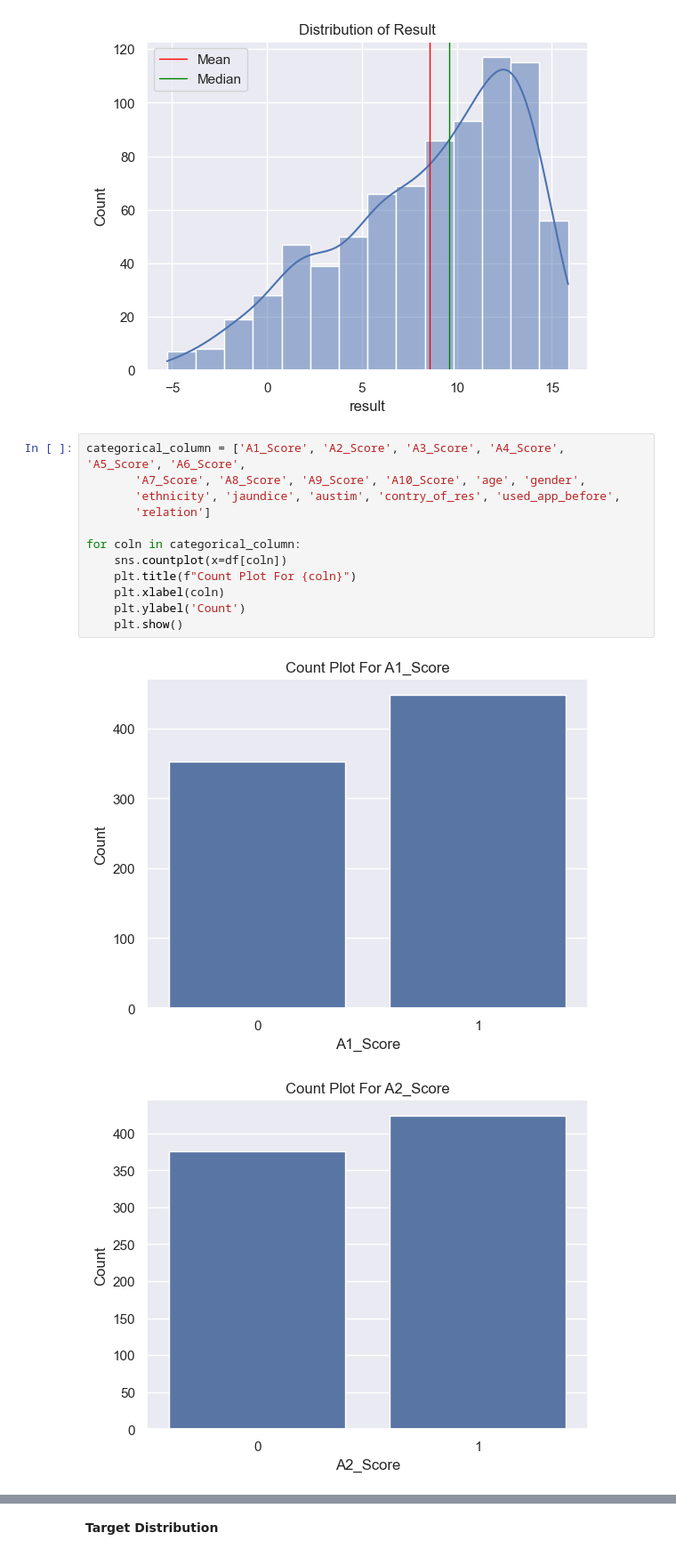
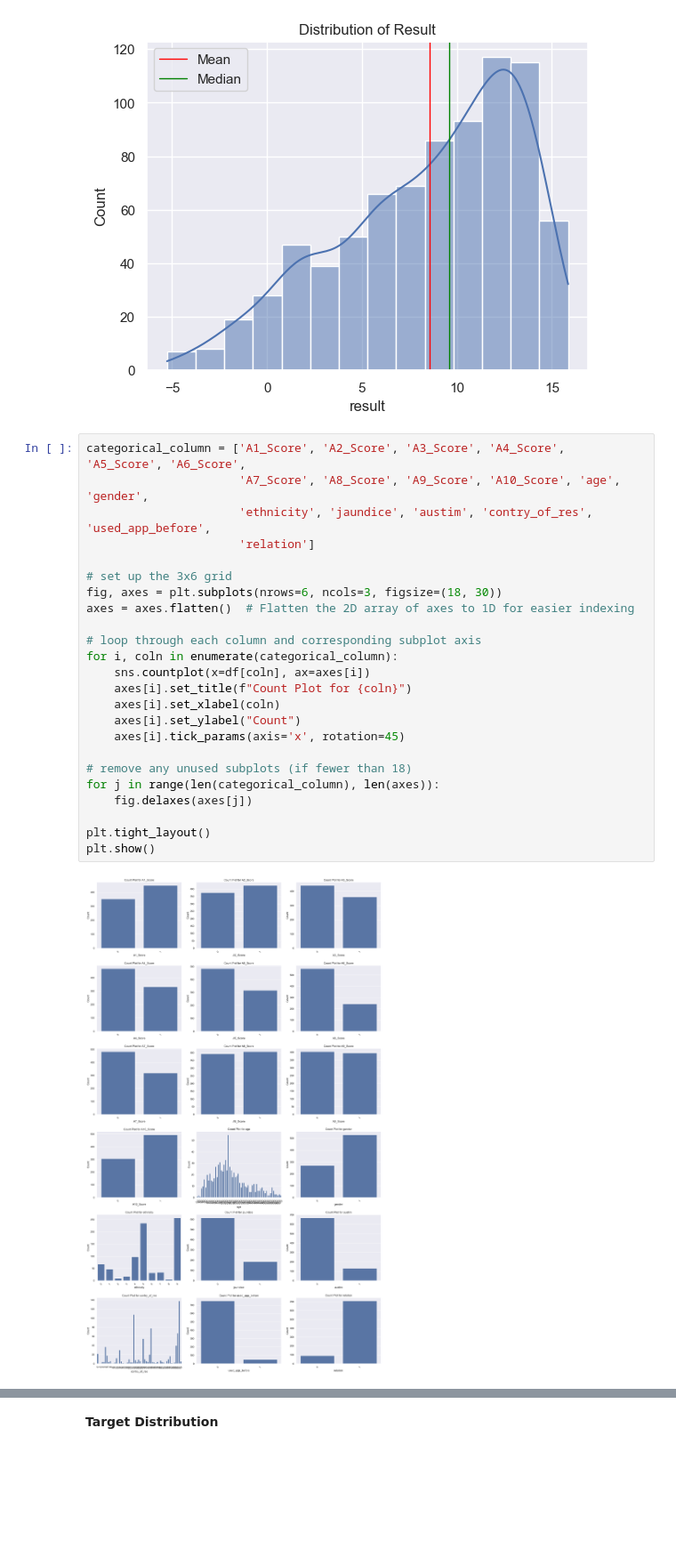
Before and after one commit to sheddiboo/Notebooks, a Jupyter notebook: ML notebooks/Supervised_Learning/Classification/autism/autism_prediction.ipynb, the cells around one changed output, grey strips where cells are left out. Shown at 89% size. Saved outputs shown, nothing was run; the diff lists cells and outputs as text; blank space fills up the shorter version.

```diff
--- a/ML notebooks/Supervised_Learning/Classification/autism/autism_prediction.ipynb
+++ b/ML notebooks/Supervised_Learning/Classification/autism/autism_prediction.ipynb
@@ -344,16 +337,27 @@ plt.show()
 [figure]
 # %%
 categorical_column = ['A1_Score', 'A2_Score', 'A3_Score', 'A4_Score', 'A5_Score', 'A6_Score',
-       'A7_Score', 'A8_Score', 'A9_Score', 'A10_Score', 'age', 'gender',
-       'ethnicity', 'jaundice', 'austim', 'contry_of_res', 'used_app_before',
-       'relation']
+                      'A7_Score', 'A8_Score', 'A9_Score', 'A10_Score', 'age', 'gender',
+                      'ethnicity', 'jaundice', 'austim', 'contry_of_res', 'used_app_before',
+                      'relation']
 
-for coln in categorical_column:
-    sns.countplot(x=df[coln])
-    plt.title(f"Count Plot For {coln}")
-    plt.xlabel(coln)
-    plt.ylabel('Count')
-    plt.show()
+# set up the 3x6 grid
+fig, axes = plt.subplots(nrows=6, ncols=3, figsize=(18, 30))
+axes = axes.flatten()  # Flatten the 2D array of axes to 1D for easier indexing
+
+# loop through each column and corresponding subplot axis
+for i, coln in enumerate(categorical_column):
+    sns.countplot(x=df[coln], ax=axes[i])
+    axes[i].set_title(f"Count Plot for {coln}")
+    axes[i].set_xlabel(coln)
+    axes[i].set_ylabel("Count")
+    axes[i].tick_params(axis='x', rotation=45)
+
+# remove any unused subplots (if fewer than 18)
+for j in range(len(categorical_column), len(axes)):
+    fig.delaxes(axes[j])
+
+plt.tight_layout()
+plt.show()
 # %% [output]
-[figure, old version]
+[figure, new version]
-[figure, removed]
```
Also changed, not shown: parts of 20 cells of this notebook, 1 other file.
